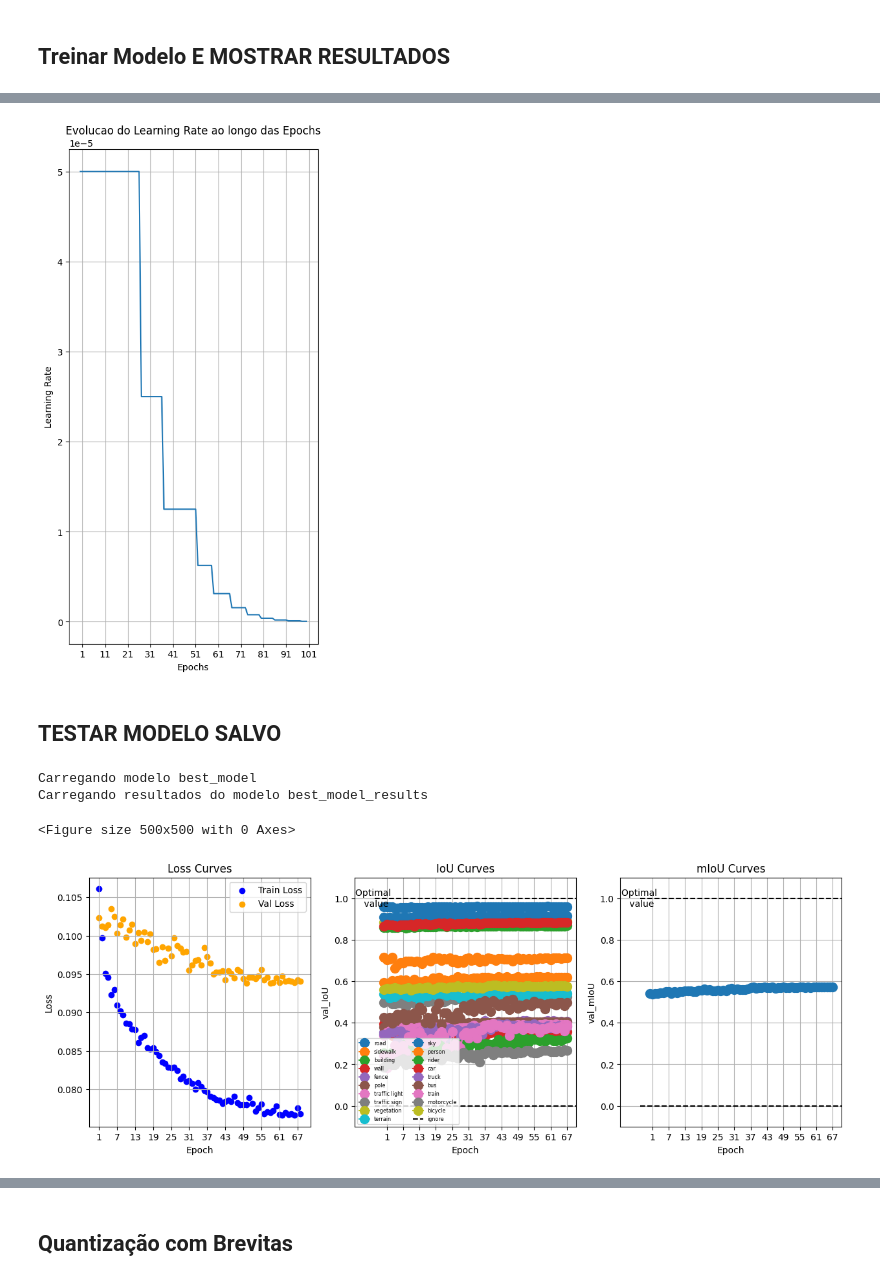
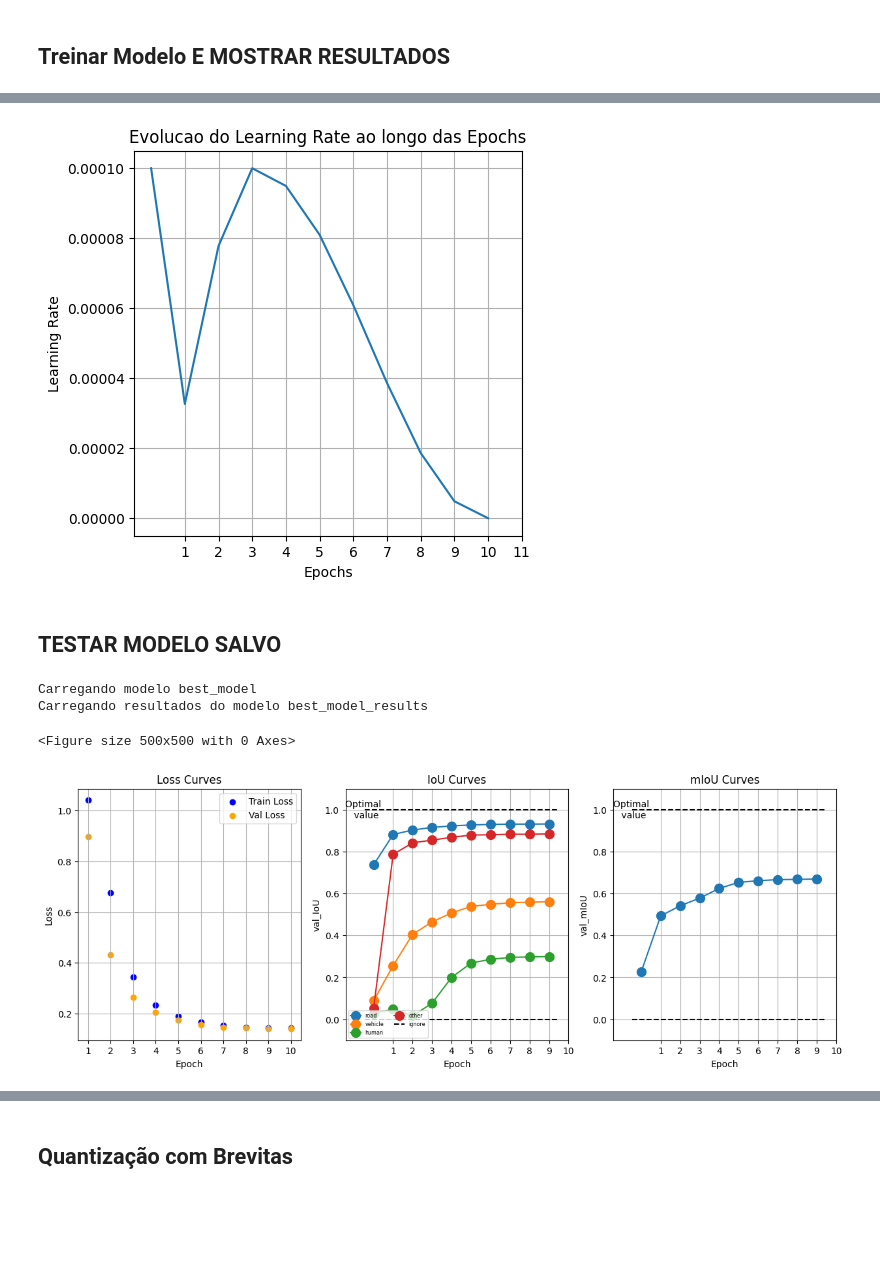
Before and after one commit to JoseFSilveira/QFast-SCNN_with_Brevitas_and_FINN, a Jupyter notebook: train_environment/train_w_brevitas.ipynb, the cells around one changed output, grey strips where cells are left out. Saved outputs shown, nothing was run; the diff lists cells and outputs as text; code cells hidden in the pictures; blank space fills up the shorter version.

Commit message:
Implemented full training, QAT and FINN framework for the simplified version of Fast-SCNN.

```diff
--- a/train_environment/train_w_brevitas.ipynb
+++ b/train_environment/train_w_brevitas.ipynb
@@ -132,7 +132,8 @@ save_path = "./classes_weights"
 method = 'enet'
 
 # Define o caminho do arquivo onde os pesos das classes serao salvos, e cria a pasta caso ela nao exista
-save_path = Path(save_path / Path(f'class_weights_{method}.json'))
+save_path = Path(save_path)
+save_path.mkdir(parents=True, exist_ok=True)
 
 if GENERATE_HISTOGRAM:
 
@@ -141,8 +142,8 @@ if GENERATE_HISTOGRAM:
                                             split = 'train',
                                             mode='fine',
                                             target_type='semantic',
-                                            transform=custom_trans.val_transform,
-                                            target_transform=custom_trans.target_transform)
+                                            transform=custom_trans.val_transform_square,
+                                            target_transform=custom_trans.target_transform_square)
 
     # Criar um dataloader para o dataset de histograma, sem shuffle, para calcular o histograma de frequencia das classes no dataset
     histogram_dataloader = DataLoader(histogram_dataset, batch_size=BATCH_SIZE, shuffle=False, num_workers=NUM_WORKERS, persistent_workers=True, pin_memory=True)
@@ -154,7 +155,8 @@ if GENERATE_HISTOGRAM:
 
 else:
     # pega os pesos das classes calculados anteriormente
-    with open(save_path, "r") as f:
+    file_path = Path(save_path) / Path(f'class_weights_{method}.json')
+    with open(file_path, "r") as f:
         class_weights = torch.tensor(list(json.load(f).values())).to(device) # Carrega os pesos das classes do arquivo salvo anteriormente e converte para tensor
-        print(f"Pesos das classes carregados do arquivo {save_path}:\n{class_weights}")
+        print(f"Pesos das classes carregados do arquivo {file_path}:\n{class_weights}")
 # %% [output]
@@ -190,8 +192,8 @@ else:
 Os pesos originais do modelo ja foram baixados anteriormente, pulando download.
 # %%
 # CRIANDO O MODELO
-model = fscnn.FastSCNN(num_classes=NUM_CLASSES, aux=False)
-model = load_state_dict(model, path="./model_weights/og_params/fast_scnn_citys.pth")
+model = fscnn.FastSCNN(num_classes=NUM_CLASSES, aux=False, strict=False)
+model = load_size_compatible_state_dict(model, path="./model_weights/og_params/fast_scnn_citys.pth")
 model = model.to(device)
 
 
@@ -300,8 +296,8 @@ if SCRIPT_MODE != "TEST":
     model = torch.compile(model) # Compila o modelo para melhorar a performance.
     fit_model = tr.TrainModel(model, loss_fn, optim_fn, metrics,
                                 val_to_monitor=val_to_monitor,
-                                scheduler_name="ReduceLROnPlateau", # Scheduler para reduzir a taxa de aprendizado quando a metrica monitorada parar de melhorar, o que ajuda a escapar de platos e melhorar a convergencia.
-                                max_lr = 1e-3, # valido apenas para o OneCycleLR, e ignorado caso scheduler_fn seja diferente de "OneCycleLR"
+                                scheduler_name="OneCycleLR", # Scheduler para reduzir a taxa de aprendizado quando a metrica monitorada parar de melhorar, o que ajuda a escapar de platos e melhorar a convergencia.
+                                div_factor = 10, # valido apenas para o OneCycleLR, e ignorado caso scheduler_fn seja diferente de "OneCycleLR"
                                 epochs=EPOCHS,
                                 device=device)
 
@@ -349,30 +343,29 @@ EPOCH 12/100
 if SCRIPT_MODE != "TEST":
     plot_leaning_rate_evolution(fit_model.learning_rates)
 # %% [output]
-[figure, old version]
+[figure, new version]
 # %% [markdown]
 ## TESTAR MODELO SALVO
 # %%
 if SCRIPT_MODE != "TRAIN":
 
     # Criando novo modelo para carregar o salvo
     loaded_model = fscnn.FastSCNN(num_classes=NUM_CLASSES, aux=False).to(device)
-    eval_loaded_model = torch.compile(loaded_model) # Compila o modelo para melhorar a performance.
 
     # Carregando apenas os parametros (state_dict()), pois isso flexibiliza o modelo e evita erros de incompatibilidade com parametros e caminhos do modelo original
-    eval_fastscnn = ev.EvalModel(model = eval_loaded_model,
+    eval_fastscnn = ev.EvalModel(model = loaded_model,
                                  state_dict_path="./model_weights/new_params/best_model.pth",
                                  results_path="./model_weights/new_params/best_model_results.pt",
                                  device=device)
 
     # Imprimir os resultados
     print_results(eval_fastscnn.train_results, metrics)
     best_loaded_results = eval_fastscnn.get_best_results(IoU_lables=ds_lables.id_names)
 # %% [output]
 Carregando modelo best_model
 Carregando resultados do modelo best_model_results
 <Figure size 500x500 with 0 Axes>
-[figure, old version]
+[figure, new version]
 # %%
 best_loaded_results
 # %% [output]
```
Also changed, not shown: parts of 21 cells of this notebook, 57 other files.
